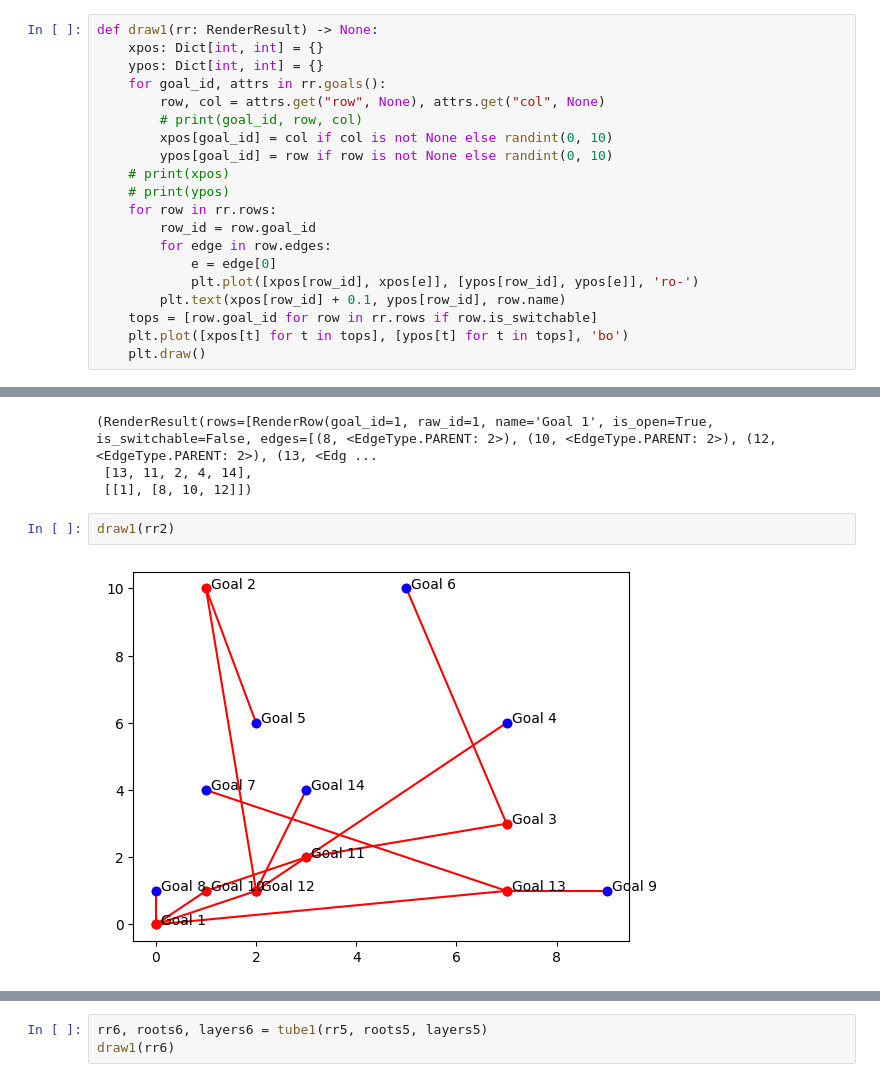
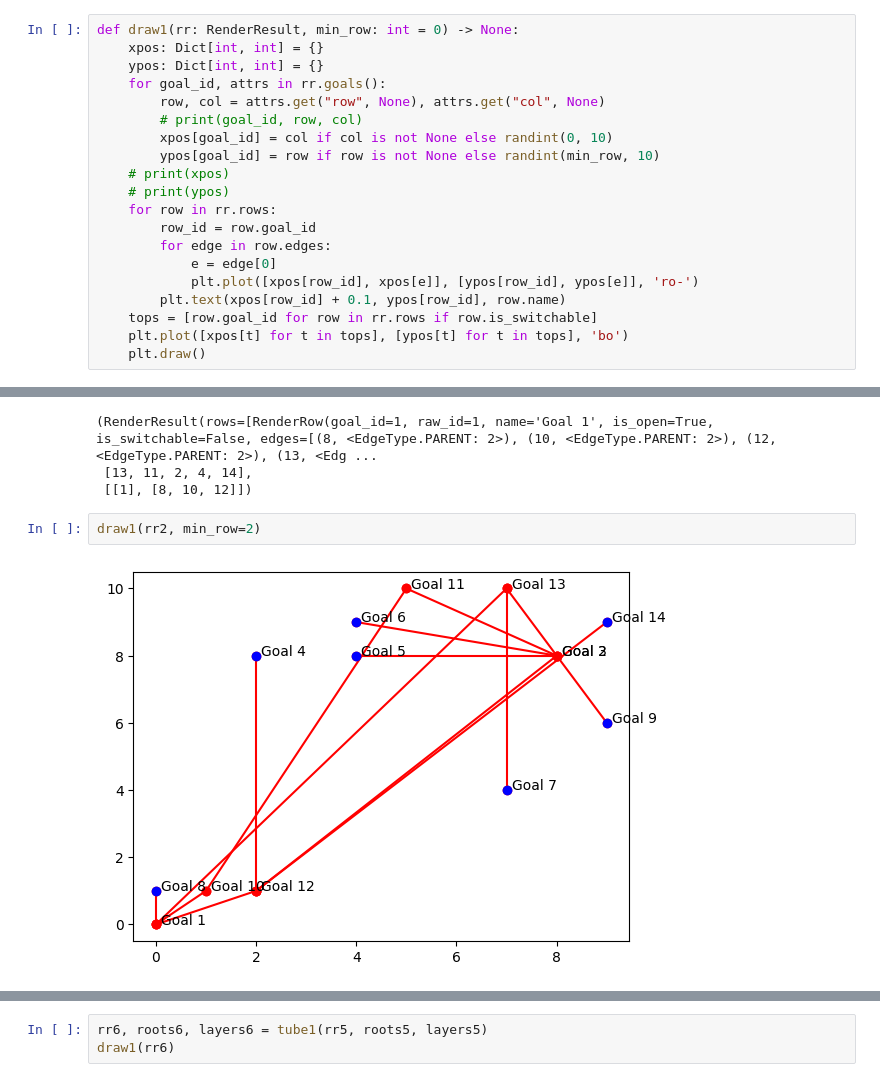
Before and after one commit to ahitrin/SiebenApp-render-playground, a Jupyter notebook: notebooks/sieben-render.ipynb, the cells around one changed output, grey strips where cells are left out. Cells and saved outputs as stored; diff of their text form.

```diff
--- a/notebooks/sieben-render.ipynb
+++ b/notebooks/sieben-render.ipynb
@@ -205,12 +205,12 @@ from random import randint
 # %%
-def draw1(rr: RenderResult) -> None:
+def draw1(rr: RenderResult, min_row: int = 0) -> None:
     xpos: Dict[int, int] = {}
     ypos: Dict[int, int] = {}
     for goal_id, attrs in rr.goals():
         row, col = attrs.get("row", None), attrs.get("col", None)
         # print(goal_id, row, col)
         xpos[goal_id] = col if col is not None else randint(0, 10)
-        ypos[goal_id] = row if row is not None else randint(0, 10)
+        ypos[goal_id] = row if row is not None else randint(min_row, 10)
     # print(xpos)
     # print(ypos)
     for row in rr.rows:
@@ -265,8 +265,8 @@ rr2, roots2, layers2
  [13, 11, 2, 4, 14],
  [[1], [8, 10, 12]])
 # %%
-draw1(rr2)
+draw1(rr2, min_row=2)
 # %% [output]
-[figure, old version]
+[figure, new version]
 # %%
 rr3, roots3, layers3 = tube1(rr2, roots2, layers2)
```
Also changed, not shown: parts of 8 cells of this notebook.
